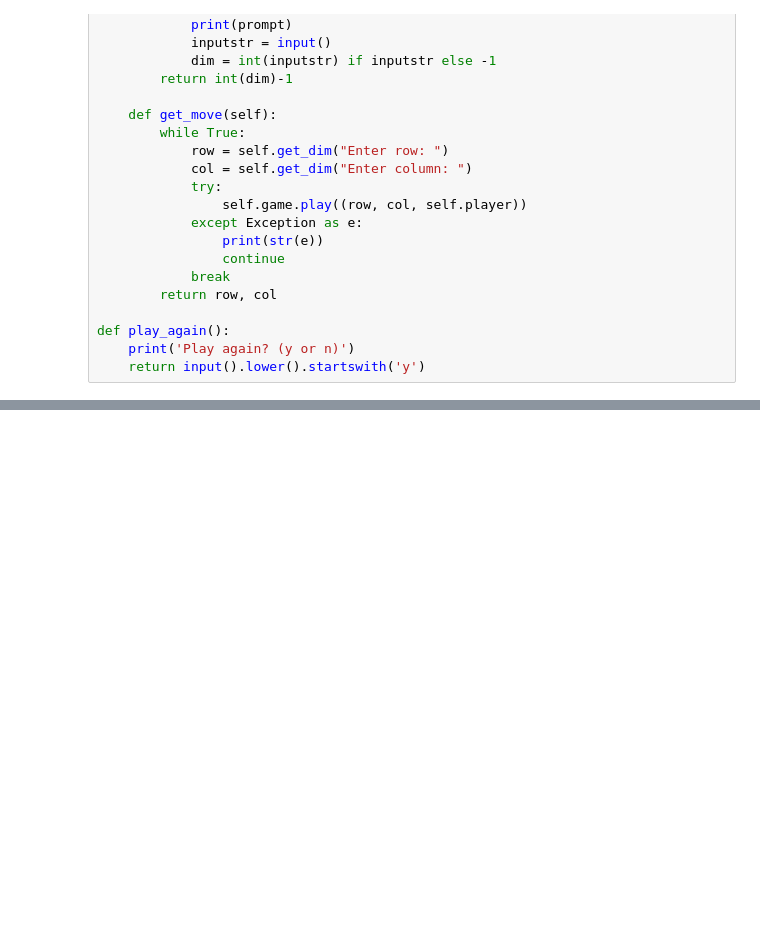
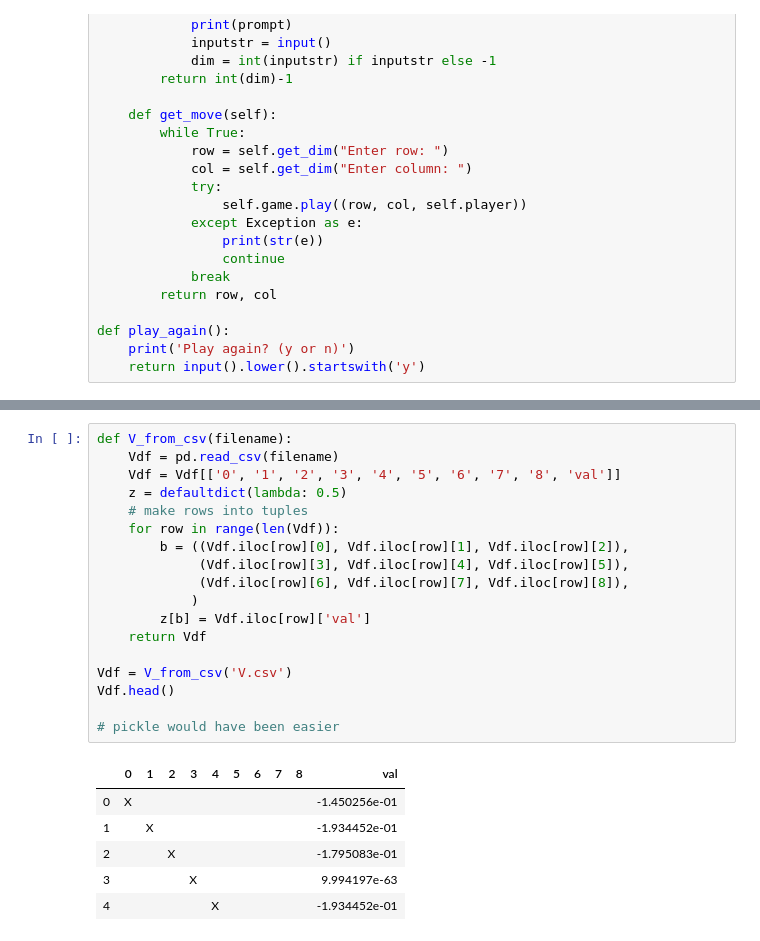
Before and after one commit to druce/rl, a Jupyter notebook: Tic-Tac-Toe.ipynb, the cells around one changed output, grey strips where cells are left out. Saved outputs shown, nothing was run; the diff lists cells and outputs as text; blank space fills up the shorter version.

```diff
--- a/Tic-Tac-Toe.ipynb
+++ b/Tic-Tac-Toe.ipynb
@@ -547,0 +523,25 @@ while True:
+# %%
+def V_from_csv(filename):
+    Vdf = pd.read_csv(filename)
+    Vdf = Vdf[['0', '1', '2', '3', '4', '5', '6', '7', '8', 'val']]
+    z = defaultdict(lambda: 0.5)
+    # make rows into tuples
+    for row in range(len(Vdf)):
+        b = ((Vdf.iloc[row][0], Vdf.iloc[row][1], Vdf.iloc[row][2]),
+             (Vdf.iloc[row][3], Vdf.iloc[row][4], Vdf.iloc[row][5]),
+             (Vdf.iloc[row][6], Vdf.iloc[row][7], Vdf.iloc[row][8]),
+            )
+        z[b] = Vdf.iloc[row]['val']
+    return Vdf
+
+Vdf = V_from_csv('V.csv')
+Vdf.head()
+
+# pickle would have been easier
+# %% [output]
+|  | 0 | 1 | 2 | 3 | 4 | 5 | 6 | 7 | 8 | val |
+| 0 | X |  |  |  |  |  |  |  |  | -1.450256e-01 |
+| 1 |  | X |  |  |  |  |  |  |  | -1.934452e-01 |
+| 2 |  |  | X |  |  |  |  |  |  | -1.795083e-01 |
+| 3 |  |  |  | X |  |  |  |  |  | 9.994197e-63 |
+| 4 |  |  |  |  | X |  |  |  |  | -1.934452e-01 |
```
Also changed, not shown: parts of 18 cells of this notebook, 3 other files.
